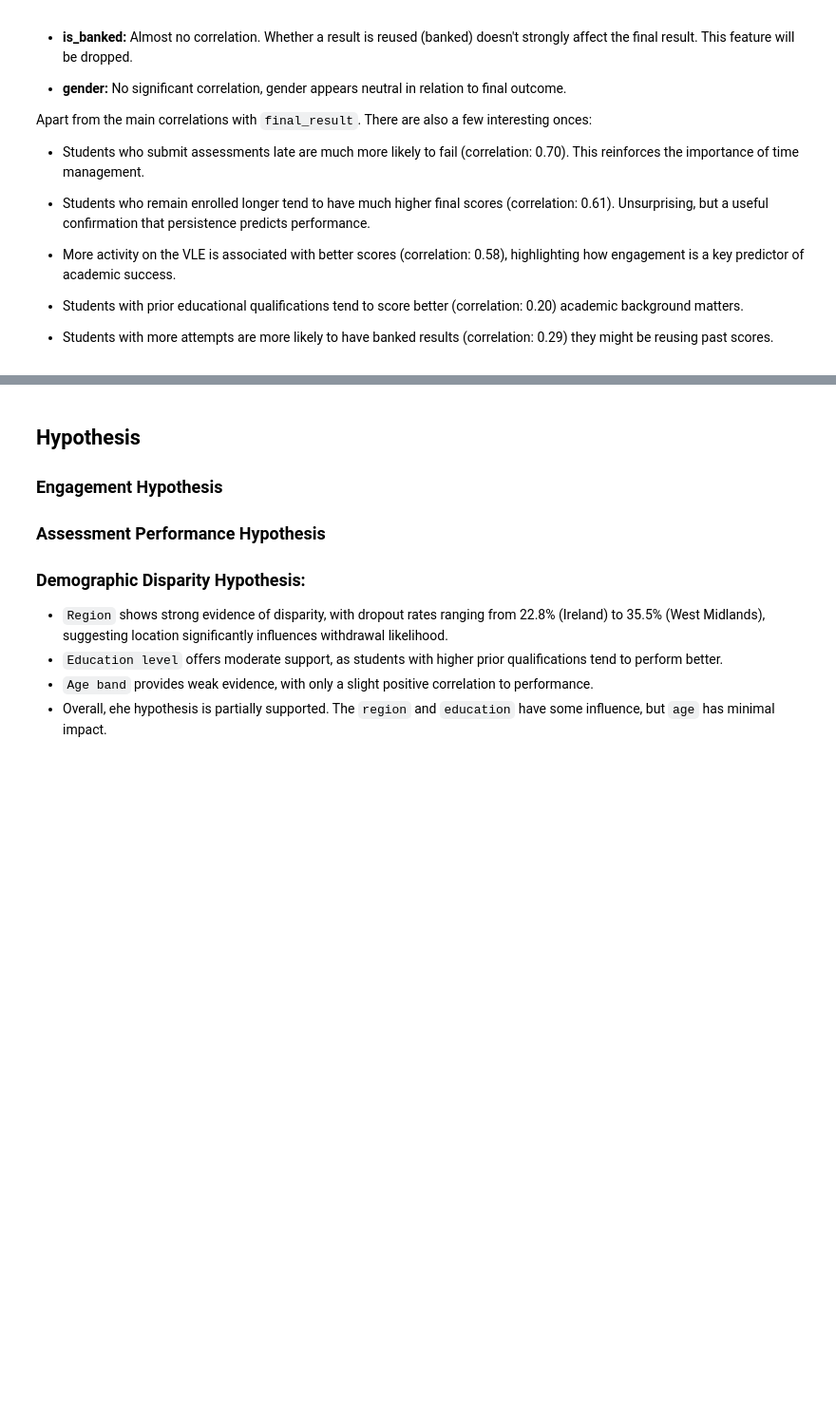
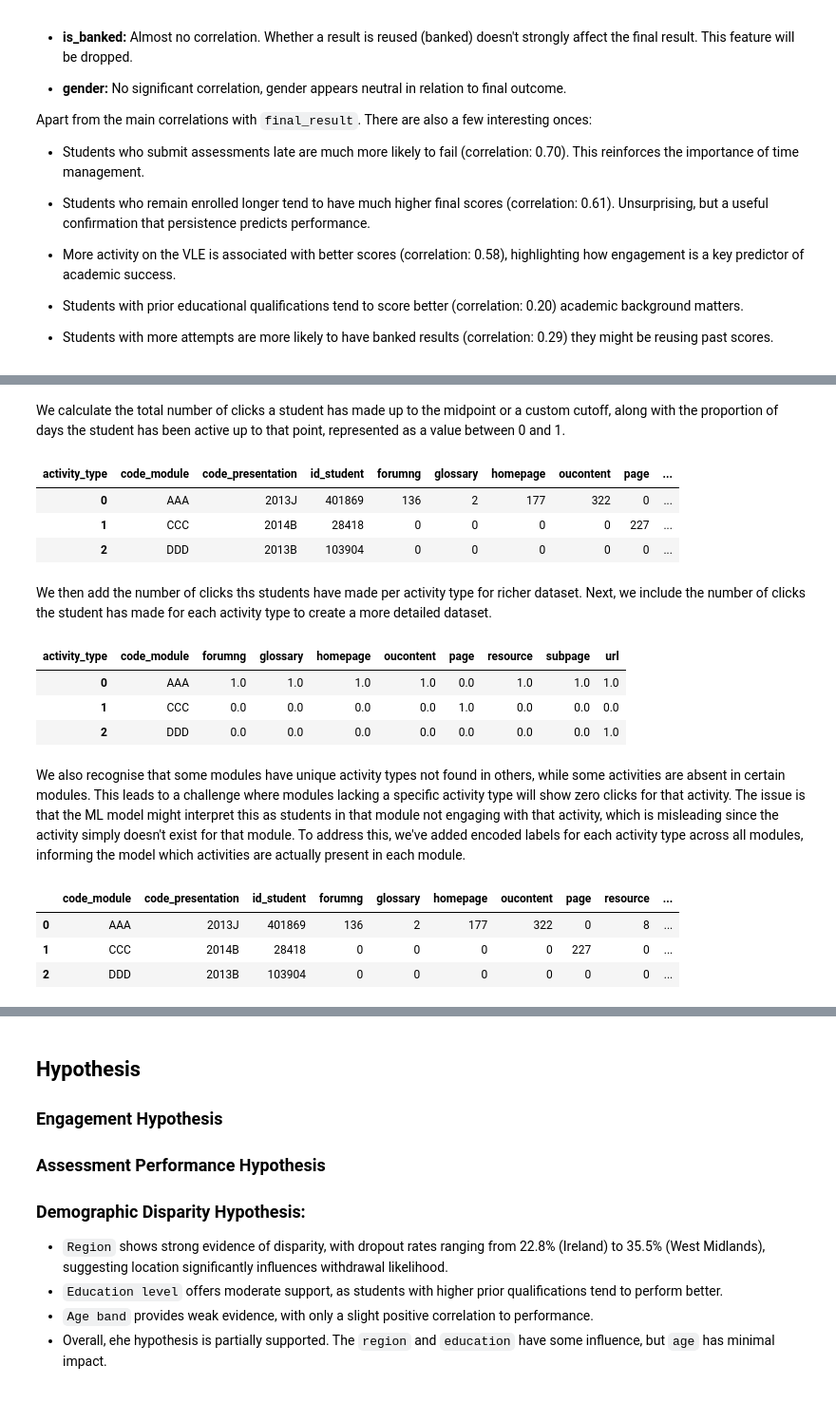
Before and after one commit to MScProjs/MScProject2025-Ali-Suhail, a Jupyter notebook: codes/jisc.ipynb, the cells around one changed output, grey strips where cells are left out. Shown at 95% size. Saved outputs shown, nothing was run; the diff lists cells and outputs as text; code cells hidden in the pictures; blank space fills up the shorter version.

```diff
--- a/codes/jisc.ipynb
+++ b/codes/jisc.ipynb
@@ -3117,0 +3160,10 @@ Apart from the main correlations with `final_result`. There are also a few inter
+# %%
+# Filter VLE and assessments.
+# Filter rows where date is <= midpoint
+vle_custom = vle_df.merge(module_midpoints[['code_module', 'code_presentation', 'midpoint']], on=['code_module', 'code_presentation'], how='left')
+vle_custom = vle_custom[vle_custom['date'] <= vle_custom['midpoint']]
+
+
+# Filter rows where date_due is <= midpoint.
+assessment_custom = assessment_df.merge(module_midpoints[['code_module', 'code_presentation', 'midpoint']], on=['code_module', 'code_presentation'], how='left')
+assessment_custom = assessment_custom[assessment_custom['date_due'] <= assessment_custom['midpoint']]
@@ -3117,0 +3260,54 @@ Apart from the main correlations with `final_result`. There are also a few inter
+# %% [markdown]
+We calculate the total number of clicks a student has made up to the midpoint or a custom cutoff, along with the proportion of days the student has been active up to that point, represented as a value between 0 and 1.
+# %%
+# Build the activity click matrix.
+vle_activity_ohe = pd.pivot_table(
+    vle_custom,
+    index = ['code_module', 'code_presentation', 'id_student'],
+    columns = 'activity_type',
+    values = 'sum_click',
+    aggfunc = 'sum',
+    fill_value = 0
+).reset_index()
+
+vle_activity_ohe
+# %% [output]
+| activity_type | code_module | code_presentation | id_student | forumng | glossary | homepage | oucontent | page | ... |
+| 0 | AAA | 2013J | 401869 | 136 | 2 | 177 | 322 | 0 | ... |
+| 1 | CCC | 2014B | 28418 | 0 | 0 | 0 | 0 | 227 | ... |
+| 2 | DDD | 2013B | 103904 | 0 | 0 | 0 | 0 | 0 | ... |
+# %% [markdown]
+We then add the number of clicks ths students have made per activity type for richer dataset. Next, we include the number of clicks the student has made for each activity type to create a more detailed dataset.
+# %%
+# One-hot encode clicks by activity type.
+vle_unique_module_activity = (
+    vle_df[['code_module', 'activity_type']]
+    .drop_duplicates()
+    .assign(is_available=1)
+    .pivot_table(index='code_module', columns='activity_type', values='is_available', fill_value=0)
+).reset_index()
+
+vle_unique_module_activity
+# %% [output]
+| activity_type | code_module | forumng | glossary | homepage | oucontent | page | resource | subpage | url |
+| 0 | AAA | 1.0 | 1.0 | 1.0 | 1.0 | 0.0 | 1.0 | 1.0 | 1.0 |
+| 1 | CCC | 0.0 | 0.0 | 0.0 | 0.0 | 1.0 | 0.0 | 0.0 | 0.0 |
+| 2 | DDD | 0.0 | 0.0 | 0.0 | 0.0 | 0.0 | 0.0 | 0.0 | 1.0 |
+# %% [markdown]
+We also recognise that some modules have unique activity types not found in others, while some activities are absent in certain modules. This leads to a challenge where modules lacking a specific activity type will show zero clicks for that activity. The issue is that the ML model might interpret this as students in that module not engaging with that activity, which is misleading since the activity simply doesn't exist for that module. To address this, we've added encoded labels for each activity type across all modules, informing the model which activities are actually present in each module.
+# %%
+vle_unique_module_activity.columns = ['code_module'] + [f"has_{col}" for col in vle_unique_module_activity.columns[1:]]
+
+# Merge vle_unique_module_activity with vle_activity_ohe.
+vle_activity_features = pd.merge(
+    vle_activity_ohe,
+    vle_unique_module_activity,
+    on='code_module',
+    how='left'
+)
+vle_activity_features
+# %% [output]
+|  | code_module | code_presentation | id_student | forumng | glossary | homepage | oucontent | page | resource | ... |
+| 0 | AAA | 2013J | 401869 | 136 | 2 | 177 | 322 | 0 | 8 | ... |
+| 1 | CCC | 2014B | 28418 | 0 | 0 | 0 | 0 | 227 | 0 | ... |
+| 2 | DDD | 2013B | 103904 | 0 | 0 | 0 | 0 | 0 | 0 | ... |
```
Also changed, not shown: parts of 25 cells of this notebook, 10 other files.
